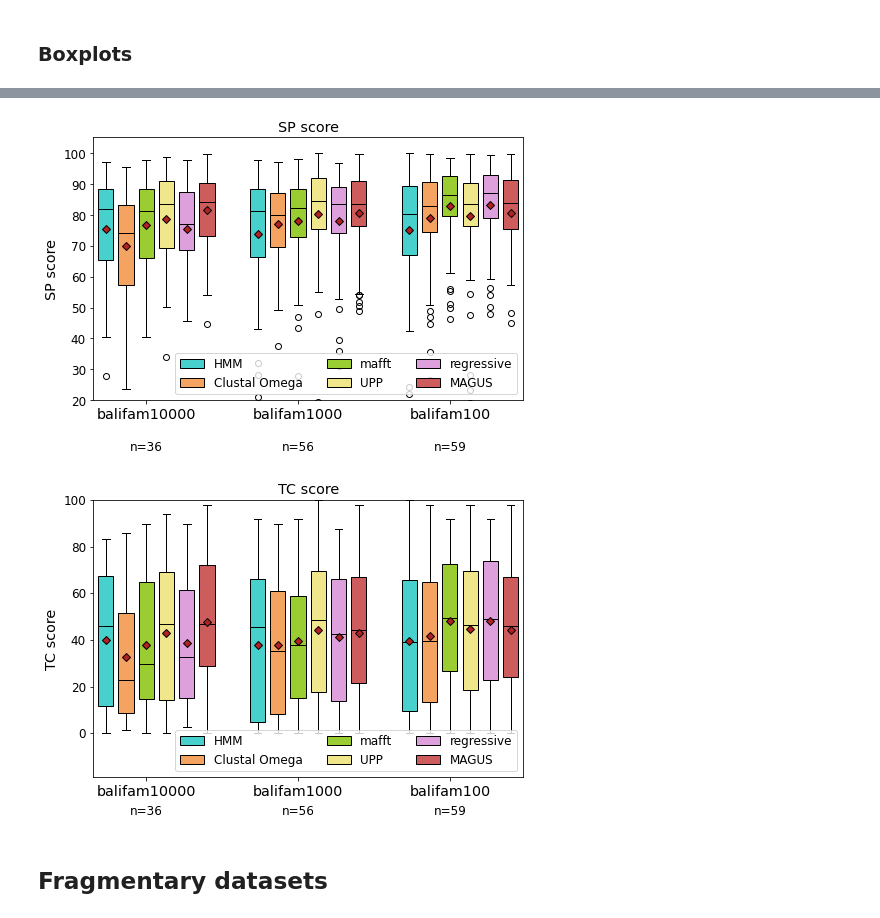
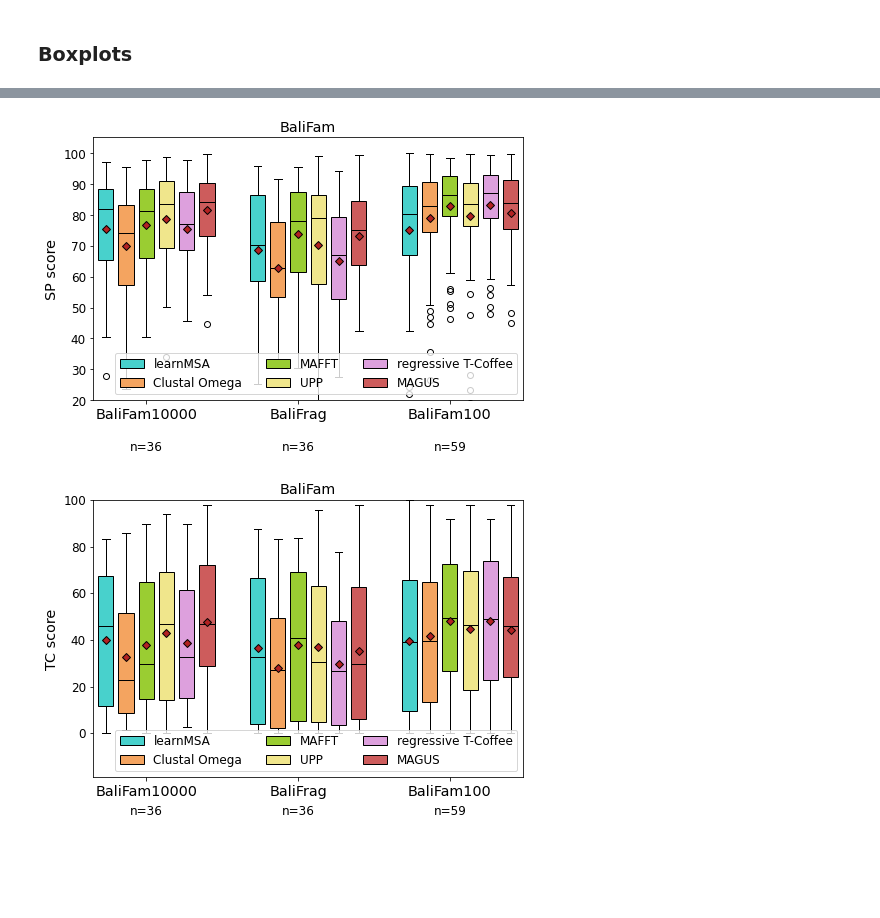
Before and after one commit to felbecker/MSA-HMM-Analysis, a Jupyter notebook: EvalExperiment.ipynb, the cells around one changed output, grey strips where cells are left out. Cells and saved outputs as stored; diff of their text form; code cells hidden in the pictures; blank space fills up the shorter version.

```diff
--- a/EvalExperiment.ipynb
+++ b/EvalExperiment.ipynb
@@ -124,7 +129,7 @@ def load_results(results_file, c_left=0, c_right=1e6):
     return { f : data for f, data in results.items()
             if in_range(get_tuple(stat_dfs[dataset]["refs"], f)[3] / get_tuple(stat_dfs[dataset]["train"], f)[3]) }
 # %%
-for m in ["msa_hmm"]+msa_methods:
+for m in msa_methods:
     print(m)
     for d in datasets:
         if m == "clustalo" and d == "large":
@@ -161,7 +166,7 @@ with open("data/homfam.categories.txt", "r") as cat_file:
 cat_all = list(set(categories.values()))
 # %%
 #only for homfam
-def score_diff_plot(results, ref_results, results_name, ref_name, x_axis="overlength"):
+def score_diff_plot(results, ref_results, results_name, ref_name, legend, x_axis="overlength"):
     sps = []
     score_diffs = []
     overlength = []
@@ -207,7 +212,7 @@ def score_diff_plot(results, ref_results, results_name, ref_name, x_axis="overle
     fig, (ax1) = plt.subplots(1, 1)
     plt.title(("SP score comparison of "+results_name+" and "+ref_name))#+" \n"+
               #results_name+" avg. SP= %.2f "+ref_name+" avg. SP= %.2f") % (np.mean(results_data[:,0]), np.mean(ref_data[:,0])))
-    fig.set_size_inches(12, 8)
+    fig.set_size_inches(8, 10)
     handles = []
     for c,m in zip(cat_all, markers):
         h, = ax1.plot(x[cat==c], score_diffs[cat==c], m,  markersize=10)
@@ -215,15 +220,17 @@ def score_diff_plot(results, ref_results, results_name, ref_name, x_axis="overle
     ax1.set_xlabel(x_label)
     ax1.set_ylabel("score difference")
     keys = [c.replace("_", " ")+" (SP="+"%.2f" % np.mean(sps[cat==c])+", n="+str(int(np.sum(cat==c)))+")" for c in cat_all]
-    ax1.legend(handles, keys)
+    if legend:
+        ax1.legend(handles, keys, loc=(0.52, 0.3))
     ax1.axhline(y=0, color='r', linestyle='-')
     scale = ax1.get_xlim()[1] - ax1.get_xlim()[0]
     for i,family in enumerate(family_names):
         ax1.annotate(family, (x[i]+0.01*scale, score_diffs[i]), zorder=-1).set_alpha(.6)
 # %%
-for m, name in zip(msa_methods, msa_method_names):
+for m, name in zip(msa_methods[1:], msa_method_names[1:]):
+    legend = m == "mafft"
     score_diff_plot(load_results("results/msa_hmm/msa_hmm.homfam.out"),
                     load_results("results/"+m+"/"+m+".homfam.out"),
-                    "HMM", name, "overlength")
+                    "learnMSA", name, legend, "overlength")
     plt.savefig("fig/hmm_"+name+"_overlength.pdf", bbox_inches='tight')
 # %% [output]
@@ -240,7 +247,7 @@ for m, name in zip(msa_methods, msa_method_names):
 def make_boxplots(hmm_scores,
                   ref_scores,
                   group_names,
-                  ref_names,
+                  names,
                   colors, #1 + num_refs many colors expected
                   plot_title,
                   score="sp", #sp, modeler, pairs, tc, column
@@ -260,11 +267,11 @@ def make_boxplots(hmm_scores,
             return x[:,3]
     num_groups = len(hmm_scores)
     group_sizes = [len(list(scores.values())) for scores in hmm_scores]
-    for ref in ref_scores:
+    for i,ref in enumerate(ref_scores):
         assert len(ref) == num_groups, "Number of groups should be the same for HMM and all refs."
         def comp_lists(l1,l2): #assumes that l1 and l2 have equal length
             return len([i for i,j in zip(l1,l2) if i==j]) == len(l1)
-        assert comp_lists([len(list(scores.values())) for scores in ref], group_sizes), "Group sizes should be equal for HMM and all refs."
+        assert comp_lists([len(list(scores.values())) for scores in ref], group_sizes), f"Group sizes should be equal for HMM and ref {i}: {[len(list(scores.values())) for scores in ref]} != {group_sizes}"
     #convert score-dicts to arrays, keep list structure
     hmm_scores_arr = []
     ref_scores_arr = []
@@ -298,7 +305,7 @@ def make_boxplots(hmm_scores,
         plt.setp(bp["medians"], color="black")
 
     plt.title(plot_title)
-    plt.legend([bp_hmm["boxes"][0]]+[bp["boxes"][0] for bp in bp_ref], ["HMM"]+ ref_names,
+    plt.legend([bp_hmm["boxes"][0]]+[bp["boxes"][0] for bp in bp_ref], names,
                loc='lower right',
                ncol=3)
 
@@ -360,27 +367,25 @@ plt.savefig("fig/boxplots_tc_homfam.pdf", bbox_inches='tight')
 # %%
-suffixes=["10000", "1000", "100"]
+names=["balifam10000", "balifrag", "balifam100"]
 
 def load_balifam(path):
-    results = [load_results(path+".balifam"+suffix+".out") for suffix in suffixes]
+    results = [load_results(path+"."+n+".out") for n in names]
     return results
 
 def plot_balifam(score, ylim=(-10,110)):
     make_boxplots(load_balifam("results/msa_hmm/msa_hmm"),
-                    [load_balifam("results/"+m+"/"+m) for m in msa_methods],
-                  group_names=["balifam"+s for s in suffixes],
-                  ref_names=msa_method_names,
+                    [load_balifam("results/"+m+"/"+m) for m in msa_methods[1:]],
+                  group_names=["BaliFam10000", "BaliFrag", "BaliFam100"],
+                  names=msa_method_names,
                   colors=msa_method_colors,
-                  plot_title=score.upper() + " score",
+                  plot_title="BaliFam",
                   score=score,
                  ylim=ylim)
 plot_balifam("sp", ylim=(20,105))
 plt.savefig("fig/boxplots_sp_balifam.pdf", bbox_inches='tight')
 #plot_balifam("pairs")
 plot_balifam("tc", ylim=(-19,100))
 plt.savefig("fig/boxplots_tc_balifam.pdf", bbox_inches='tight')
 #plot_balifam("column")
 # %% [output]
-[figure, old version]
+[figure, new version]
-[figure, old version]
+[figure, new version]
-# %% [markdown]
-## Fragmentary datasets
```
Also changed, not shown: parts of 13 cells of this notebook.
